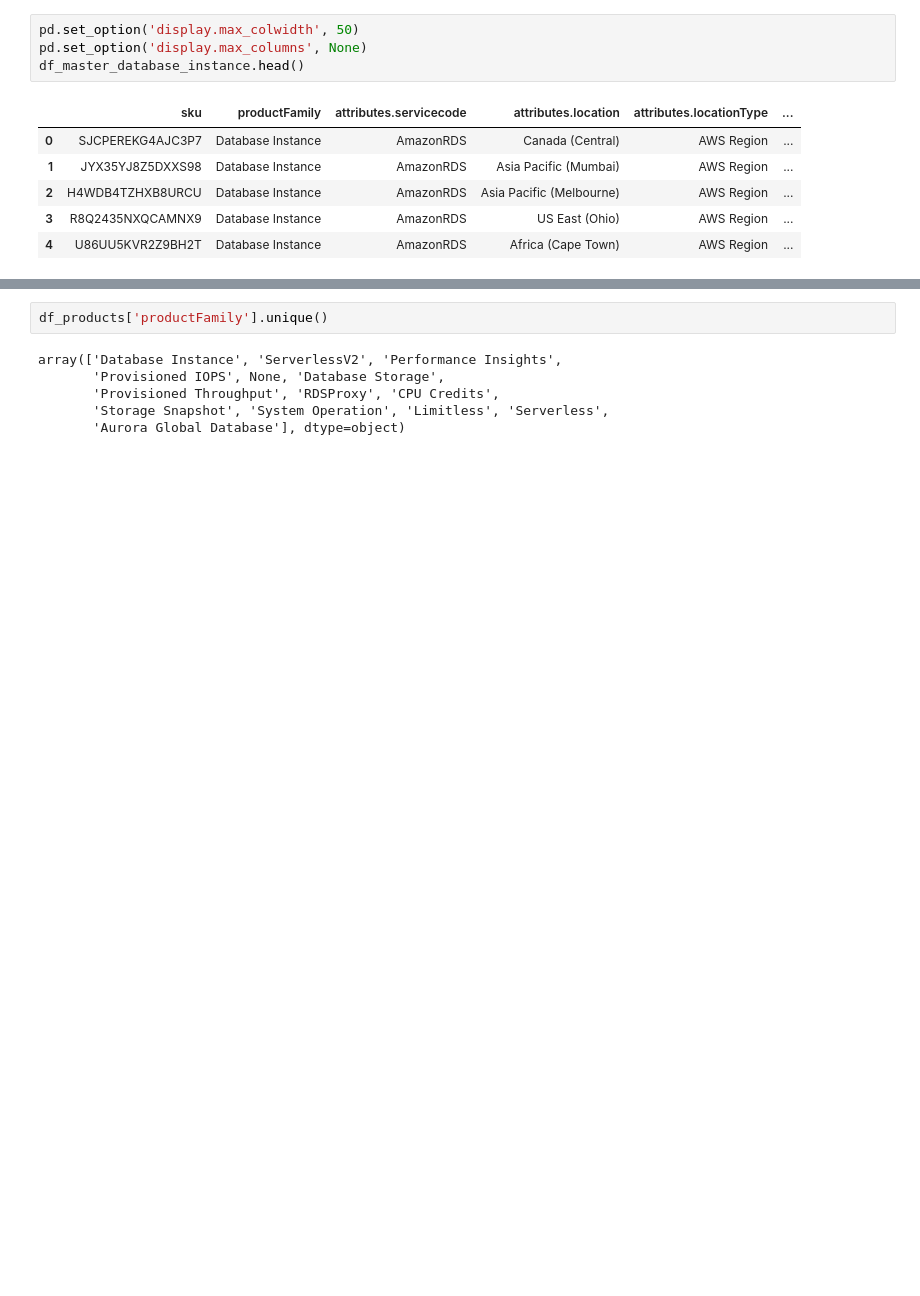
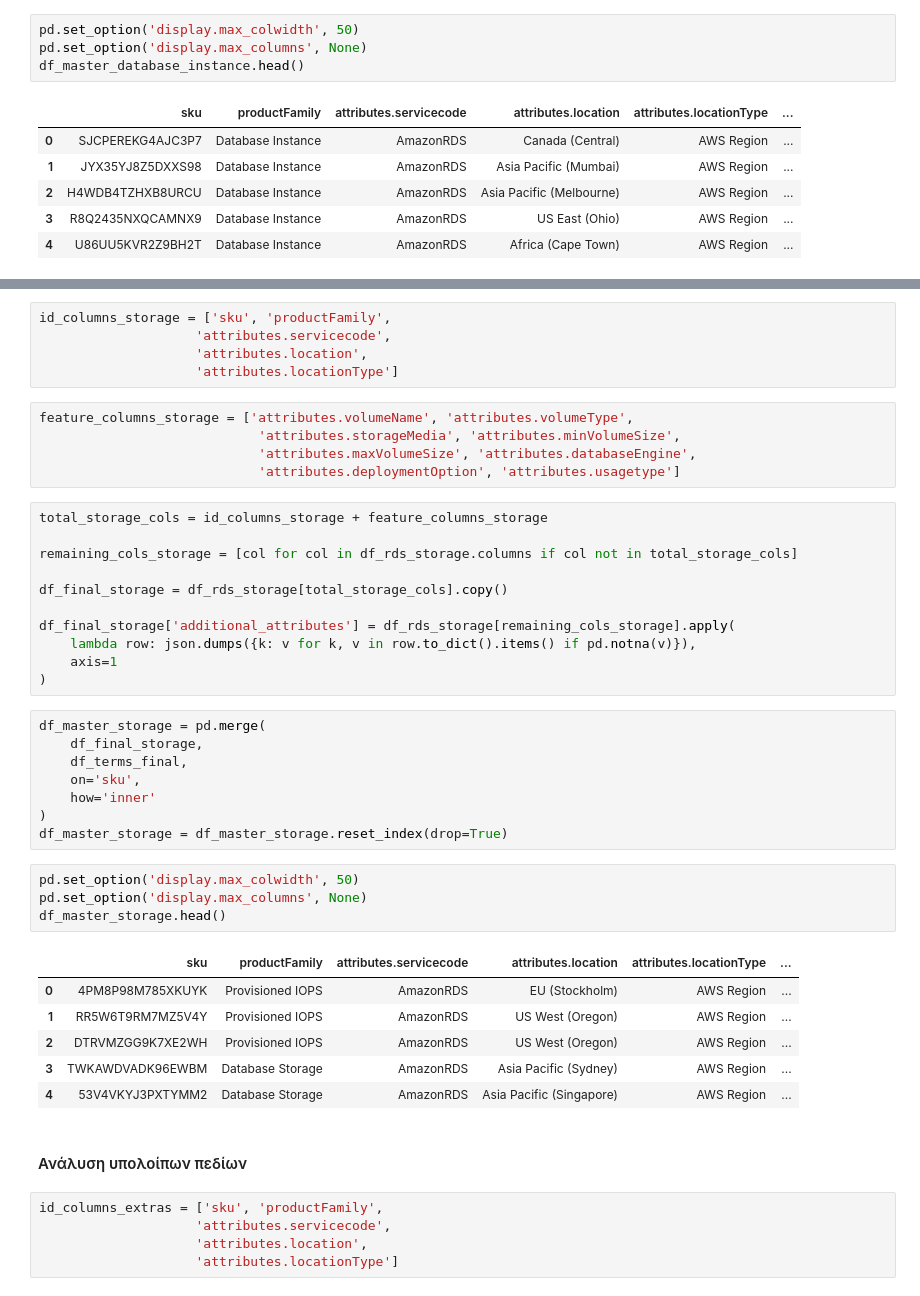
Before and after one commit to PanosVaritis/Pricing-ops-api, a Jupyter notebook: notebooks/aws_rds_eda.ipynb, the cells around one changed output, grey strips where cells are left out. Drawn from its saved outputs; the diff is of its cells as text; blank space fills up the shorter version.

```diff
--- a/notebooks/aws_rds_eda.ipynb
+++ b/notebooks/aws_rds_eda.ipynb
@@ -85,8 +90,47 @@ df_master_database_instance.head()
-# %%
-df_products['productFamily'].unique()
-# %% [output]
-array(['Database Instance', 'ServerlessV2', 'Performance Insights',
-       'Provisioned IOPS', None, 'Database Storage',
-       'Provisioned Throughput', 'RDSProxy', 'CPU Credits',
-       'Storage Snapshot', 'System Operation', 'Limitless', 'Serverless',
-       'Aurora Global Database'], dtype=object)
+# %%
+id_columns_storage = ['sku', 'productFamily',
+                    'attributes.servicecode',
+                    'attributes.location',
+                    'attributes.locationType']
+# %%
+feature_columns_storage = ['attributes.volumeName', 'attributes.volumeType',
+                            'attributes.storageMedia', 'attributes.minVolumeSize',
+                            'attributes.maxVolumeSize', 'attributes.databaseEngine',
+                            'attributes.deploymentOption', 'attributes.usagetype']
+# %%
+total_storage_cols = id_columns_storage + feature_columns_storage
+
+remaining_cols_storage = [col for col in df_rds_storage.columns if col not in total_storage_cols]
+
+df_final_storage = df_rds_storage[total_storage_cols].copy()
+
+df_final_storage['additional_attributes'] = df_rds_storage[remaining_cols_storage].apply(
+    lambda row: json.dumps({k: v for k, v in row.to_dict().items() if pd.notna(v)}),
+    axis=1
+)
+# %%
+df_master_storage = pd.merge(
+    df_final_storage,
+    df_terms_final,
+    on='sku',
+    how='inner'
+)
+df_master_storage = df_master_storage.reset_index(drop=True)
+# %%
+pd.set_option('display.max_colwidth', 50)
+pd.set_option('display.max_columns', None)
+df_master_storage.head()
+# %% [output]
+|  | sku | productFamily | attributes.servicecode | attributes.location | attributes.locationType | ... |
+| 0 | 4PM8P98M785XKUYK | Provisioned IOPS | AmazonRDS | EU (Stockholm) | AWS Region | ... |
+| 1 | RR5W6T9RM7MZ5V4Y | Provisioned IOPS | AmazonRDS | US West (Oregon) | AWS Region | ... |
+| 2 | DTRVMZGG9K7XE2WH | Provisioned IOPS | AmazonRDS | US West (Oregon) | AWS Region | ... |
+| 3 | TWKAWDVADK96EWBM | Database Storage | AmazonRDS | Asia Pacific (Sydney) | AWS Region | ... |
+| 4 | 53V4VKYJ3PXTYMM2 | Database Storage | AmazonRDS | Asia Pacific (Singapore) | AWS Region | ... |
+# %% [markdown]
+#### Ανάλυση υπολοίπων πεδίων
+# %%
+id_columns_extras = ['sku', 'productFamily',
+                    'attributes.servicecode',
+                    'attributes.location',
+                    'attributes.locationType']
```
Also changed, not shown: parts of 9 cells of this notebook.
